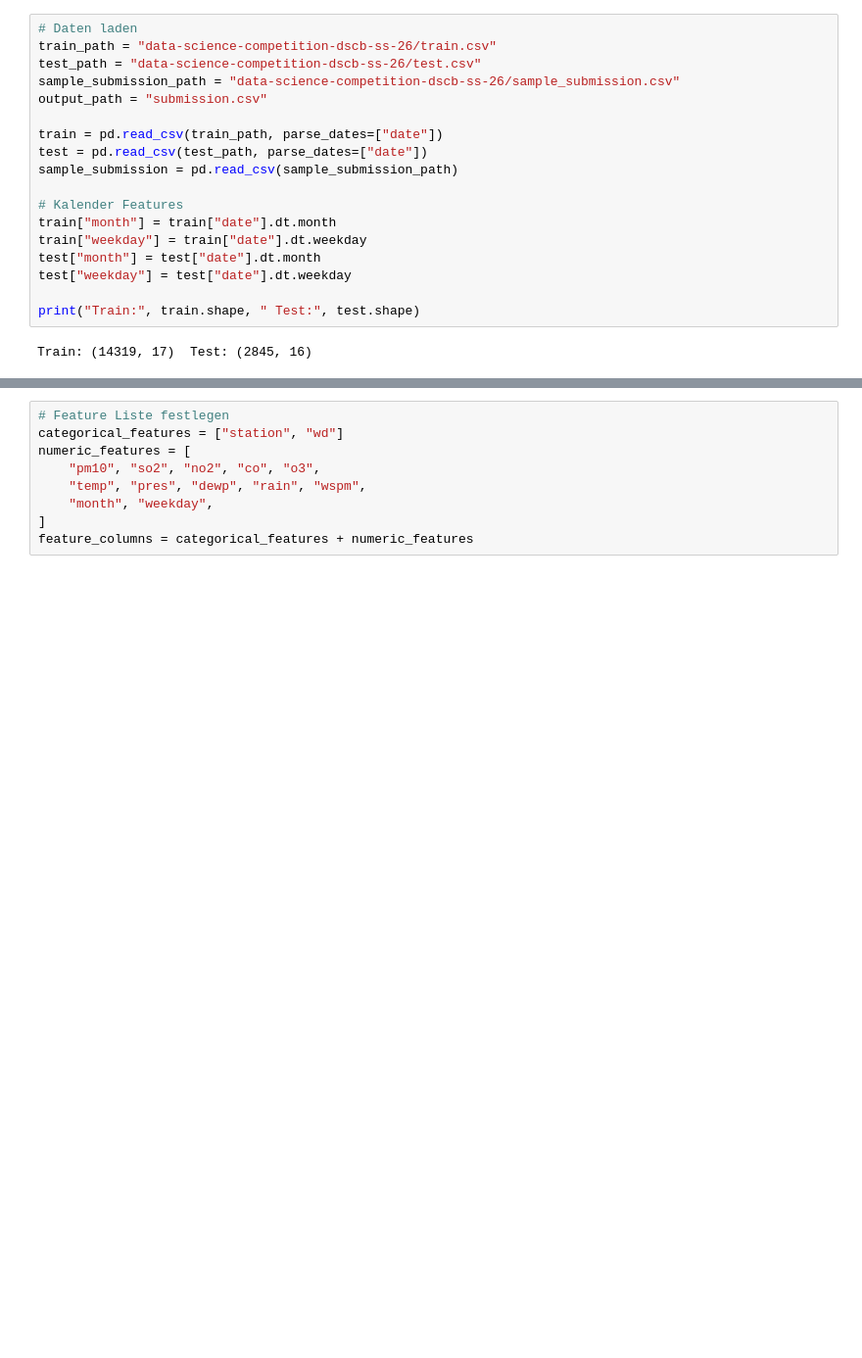
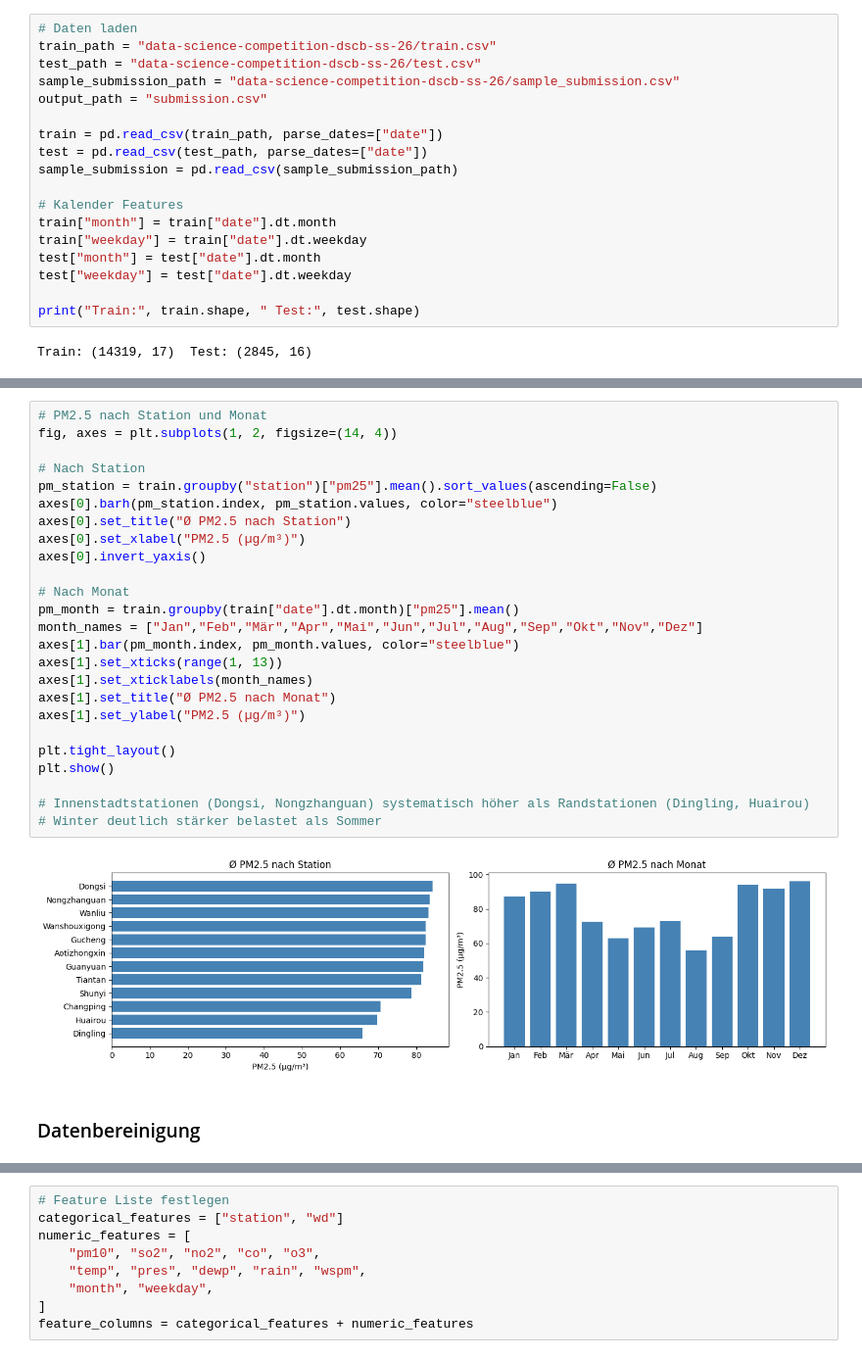
Before and after one commit to hagen-o/Umweltmonitoring-Kaggle-Challange-Beijing, a Jupyter notebook: notebookf1e5f185e6.ipynb, the cells around one changed output, grey strips where cells are left out. Shown at 98% size. Cells and saved outputs as stored; diff of their text form; blank space fills up the shorter version.

```diff
--- a/notebookf1e5f185e6.ipynb
+++ b/notebookf1e5f185e6.ipynb
@@ -48,0 +163,29 @@ Train: (14319, 17)  Test: (2845, 16)
+# %%
+# PM2.5 nach Station und Monat
+fig, axes = plt.subplots(1, 2, figsize=(14, 4))
+
+# Nach Station
+pm_station = train.groupby("station")["pm25"].mean().sort_values(ascending=False)
+axes[0].barh(pm_station.index, pm_station.values, color="steelblue")
+axes[0].set_title("Ø PM2.5 nach Station")
+axes[0].set_xlabel("PM2.5 (µg/m³)")
+axes[0].invert_yaxis()
+
+# Nach Monat
+pm_month = train.groupby(train["date"].dt.month)["pm25"].mean()
+month_names = ["Jan","Feb","Mär","Apr","Mai","Jun","Jul","Aug","Sep","Okt","Nov","Dez"]
+axes[1].bar(pm_month.index, pm_month.values, color="steelblue")
+axes[1].set_xticks(range(1, 13))
+axes[1].set_xticklabels(month_names)
+axes[1].set_title("Ø PM2.5 nach Monat")
+axes[1].set_ylabel("PM2.5 (µg/m³)")
+
+plt.tight_layout()
+plt.show()
+
+# Innenstadtstationen (Dongsi, Nongzhanguan) systematisch höher als Randstationen (Dingling, Huairou)
+# Winter deutlich stärker belastet als Sommer
+# %% [output]
+[figure, added]
+# %% [markdown]
+### Datenbereinigung
```
Also changed, not shown: parts of 7 cells of this notebook.
